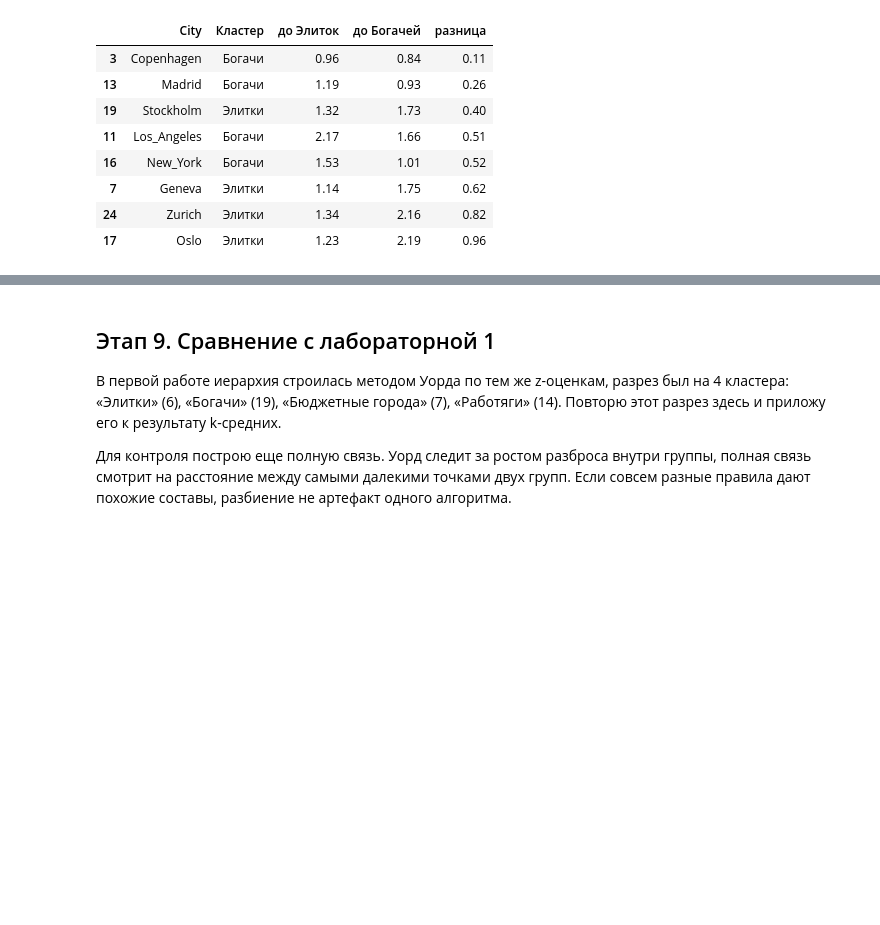
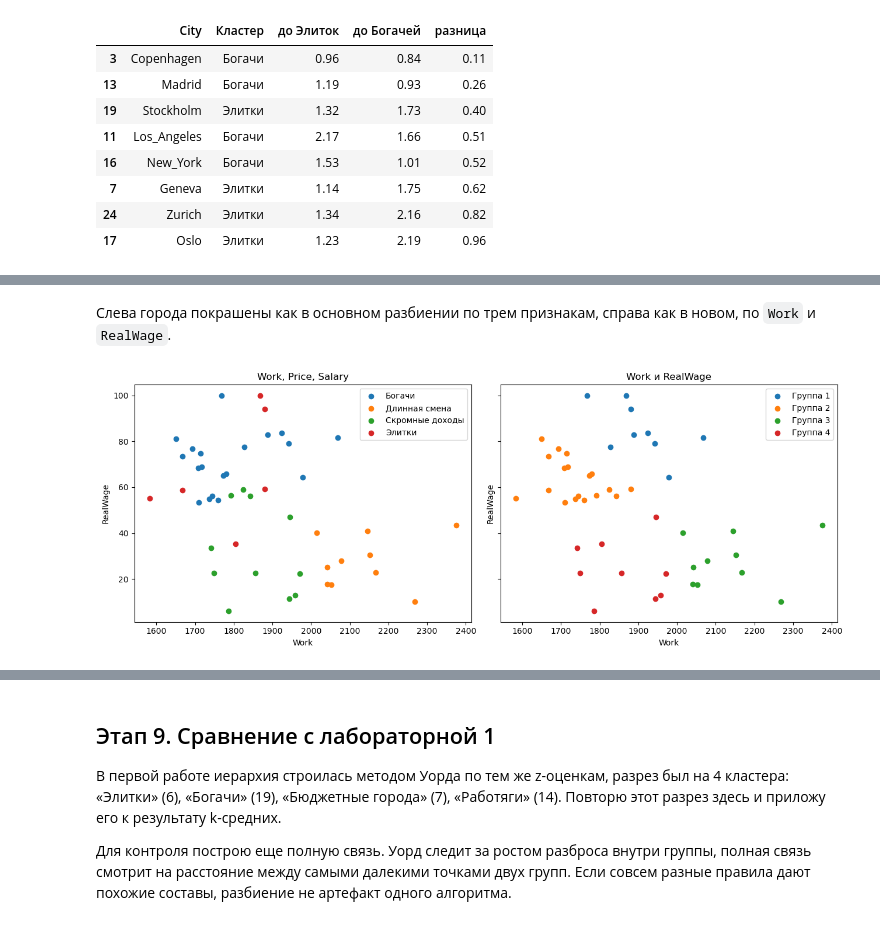
Before and after one commit to destorz11/Python-data-analysis, a Jupyter notebook: lab2_kmeans/notebooks/lab2_kmeans.ipynb, the cells around one changed output, grey strips where cells are left out. Cells and saved outputs as stored; diff of their text form; code cells hidden in the pictures; blank space fills up the shorter version.

```diff
--- a/lab2_kmeans/notebooks/lab2_kmeans.ipynb
+++ b/lab2_kmeans/notebooks/lab2_kmeans.ipynb
@@ -741,0 +738,9 @@ border.head(8).round(2)
+# %%
+X_real = StandardScaler().fit_transform(df_clusters[['Work', 'RealWage']])
+
+scores_real = []
+for k in range(2, 7):
+    labels_k = KMeans(n_clusters=k, init='k-means++', n_init=50, random_state=0).fit(X_real).labels_
+    scores_real.append(silhouette_score(X_real, labels_k))
+
+pd.Series(scores_real, index=range(2, 7), name='Silhouette').round(3).to_frame()
@@ -741,0 +756,10 @@ border.head(8).round(2)
+# %%
+real_labels = KMeans(n_clusters=4, init='k-means++', n_init=50, random_state=0).fit(X_real).labels_
+real_labels = pd.Series(real_labels, index=df_clusters.index)
+order = df_clusters.groupby(real_labels)['RealWage'].mean().sort_values(ascending=False).index
+df_clusters['Cluster_real'] = real_labels.map({old: new for new, old in enumerate(order, start=1)})
+
+real_profile = df_clusters.groupby('Cluster_real')[['Work', 'RealWage']].mean().round(1)
+real_profile['Городов'] = df_clusters['Cluster_real'].value_counts()
+display(real_profile)
+pd.crosstab(df_clusters['Название'], df_clusters['Cluster_real'])
@@ -741,0 +779,5 @@ border.head(8).round(2)
+# %%
+for cluster, group in df_clusters.groupby('Cluster_real'):
+    print(f'Группа {cluster}, городов: {len(group)}, средний RealWage {group["RealWage"].mean():.1f}')
+    print(', '.join(group.index))
+    print()
@@ -741,0 +796,23 @@ border.head(8).round(2)
+# %% [markdown]
+Слева города покрашены как в основном разбиении по трем признакам, справа как в новом, по `Work` и `RealWage`.
+# %%
+fig, axes = plt.subplots(1, 2, figsize=(13, 5), sharex=True, sharey=True)
+
+for name, group in df_clusters.groupby('Название'):
+    axes[0].scatter(group['Work'], group['RealWage'], label=name)
+
+for cluster, group in df_clusters.groupby('Cluster_real'):
+    axes[1].scatter(group['Work'], group['RealWage'], label=f'Группа {cluster}')
+
+axes[0].set_title('Work, Price, Salary')
+axes[1].set_title('Work и RealWage')
+
+for ax in axes:
+    ax.set_xlabel('Work')
+    ax.set_ylabel('RealWage')
+    ax.legend()
+
+plt.tight_layout()
+plt.show()
+# %% [output]
+[figure, added]
```
Also changed, not shown: parts of 15 cells of this notebook.
